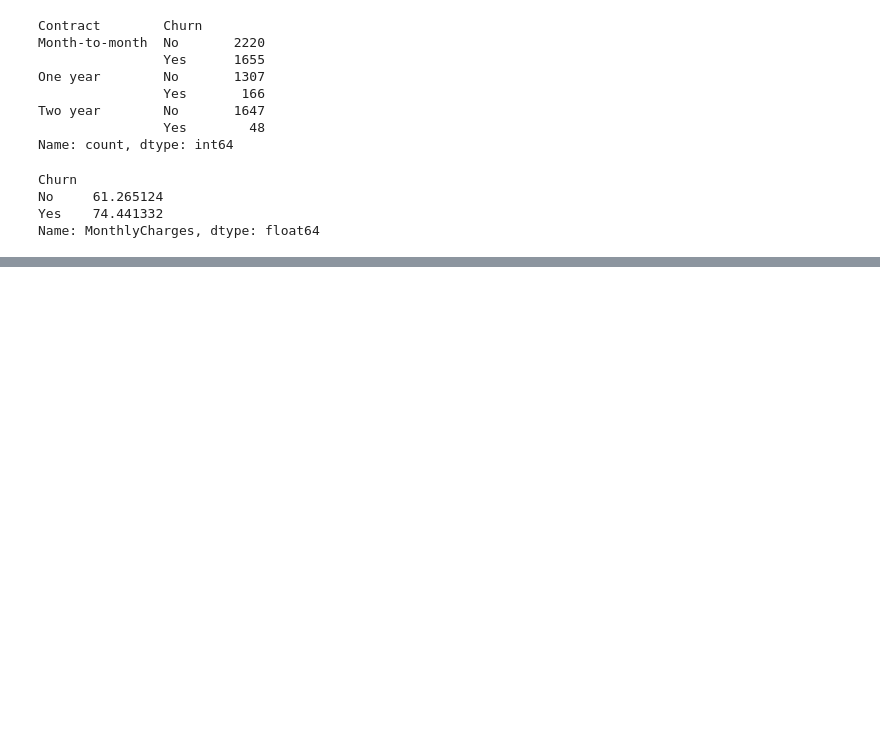
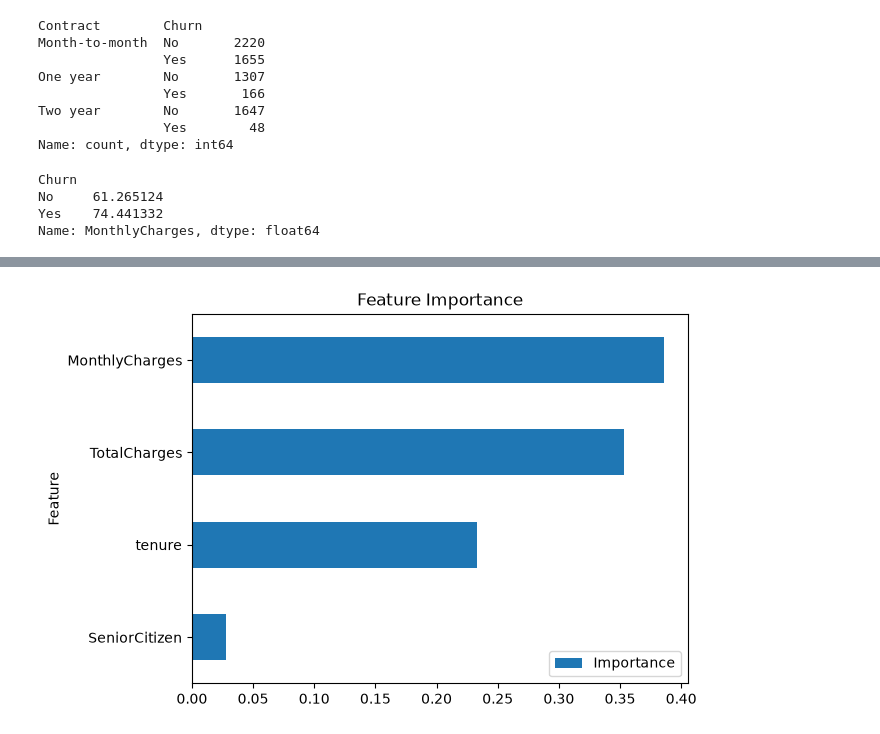
Before and after one commit to minal-codes/ProfitGuardAI, a Jupyter notebook: notebooks/churn_analysis.ipynb, the cells around one changed output, grey strips where cells are left out. Cells and saved outputs as stored; diff of their text form; code cells hidden in the pictures; blank space fills up the shorter version.

Commit message:
Build first churn prediction model with 77 percent accuracy

```diff
--- a/notebooks/churn_analysis.ipynb
+++ b/notebooks/churn_analysis.ipynb
@@ -95,0 +178,19 @@ Name: MonthlyCharges, dtype: float64
+# %%
+X = df[["tenure", "MonthlyCharges", "TotalCharges", "SeniorCitizen"]]
+
+y = df["Churn"]
+# %%
+from sklearn.model_selection import train_test_split
+
+X_train, X_test, y_train, y_test = train_test_split(
+    X,
+    y,
+    test_size=0.2,
+    random_state=42
+)
+# %%
+from sklearn.ensemble import RandomForestClassifier
+
+model = RandomForestClassifier(random_state=42)
+
+model.fit(X_train, y_train)
@@ -95,0 +225,12 @@ Name: MonthlyCharges, dtype: float64
+# %%
+import pandas as pd
+
+importance = pd.DataFrame({
+    "Feature": X.columns,
+    "Importance": model.feature_importances_
+})
+
+importance.sort_values(
+    by="Importance",
+    ascending=False
+)
@@ -95,0 +243,15 @@ Name: MonthlyCharges, dtype: float64
+# %%
+import matplotlib.pyplot as plt
+
+importance.sort_values(
+    by="Importance"
+).plot(
+    x="Feature",
+    y="Importance",
+    kind="barh"
+)
+
+plt.title("Feature Importance")
+plt.show()
+# %% [output]
+[figure, added]
```
Also changed, not shown: parts of 18 cells of this notebook, 1 other file.
